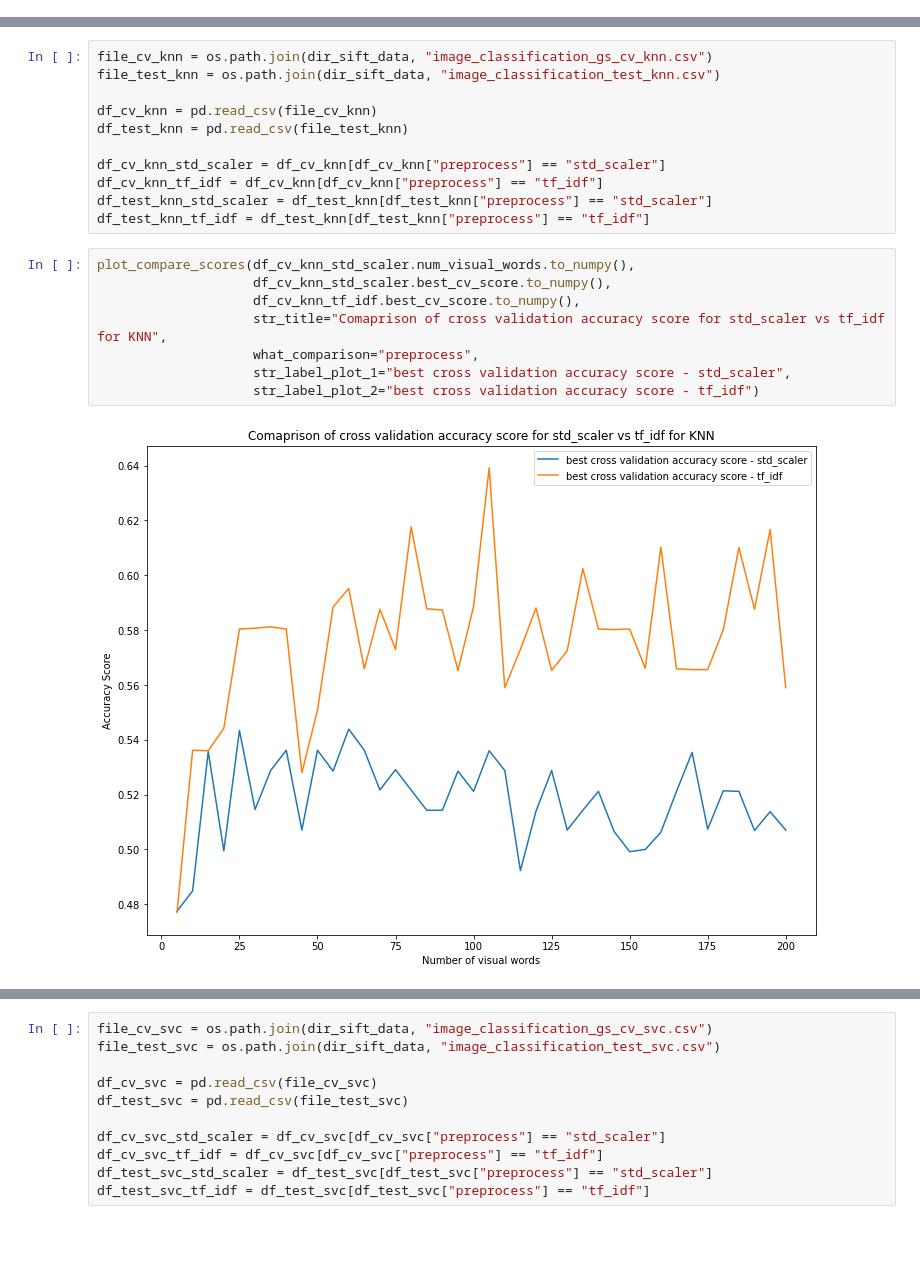
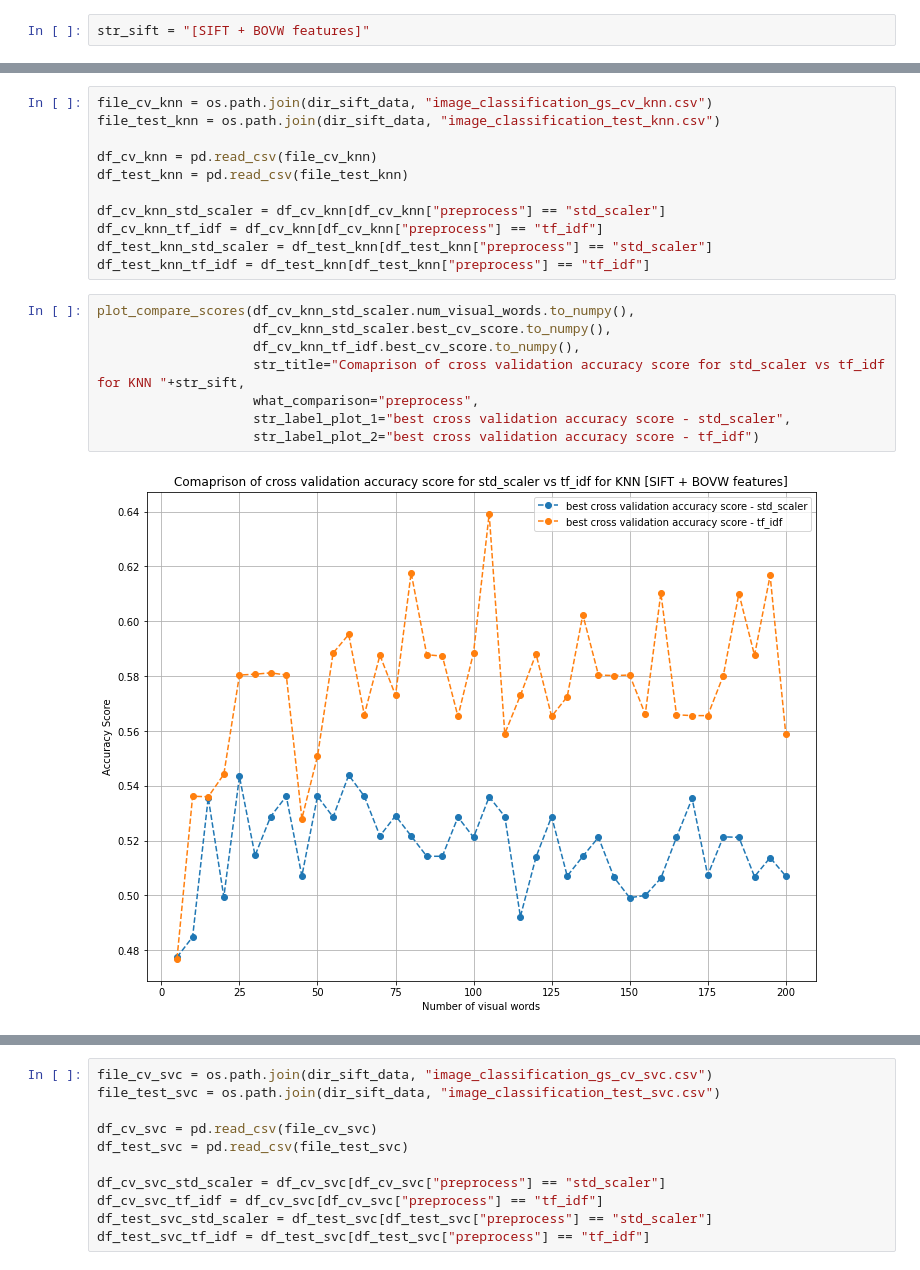
Before and after one commit to AbhishekRS4/PR_AI_Assignment_2, a Jupyter notebook: src/task_image_data_big_cats/generate_plots.ipynb, the cells around one changed output, grey strips where cells are left out. Cells and saved outputs as stored; diff of their text form; blank space fills up the shorter version.

Commit message:
updated plots [with plot markers and grid] for image classification task with SIFT + BOVW features

```diff
--- a/src/task_image_data_big_cats/generate_plots.ipynb
+++ b/src/task_image_data_big_cats/generate_plots.ipynb
@@ -8,3 +10,5 @@ from visualization_utils import plot_compare_scores
 # %%
 dir_sift_data = "sift_features/"
+# %%
+str_sift = "[SIFT + BOVW features]"
 # %% [markdown]
@@ -23,13 +27,13 @@ df_test_knn_tf_idf = df_test_knn[df_test_knn["preprocess"] == "tf_idf"]
 # %%
 plot_compare_scores(df_cv_knn_std_scaler.num_visual_words.to_numpy(),
                     df_cv_knn_std_scaler.best_cv_score.to_numpy(),
                     df_cv_knn_tf_idf.best_cv_score.to_numpy(),
-                    str_title="Comaprison of cross validation accuracy score for std_scaler vs tf_idf for KNN",
+                    str_title="Comaprison of cross validation accuracy score for std_scaler vs tf_idf for KNN "+str_sift,
                     what_comparison="preprocess",
                     str_label_plot_1="best cross validation accuracy score - std_scaler",
                     str_label_plot_2="best cross validation accuracy score - tf_idf")
 # %% [output]
-[figure, old version]
+[figure, new version]
 # %%
 plot_compare_scores(df_test_knn_std_scaler.num_visual_words.to_numpy(),
                     df_test_knn_std_scaler.test_acc.to_numpy(),
```
Also changed, not shown: parts of 15 cells of this notebook.
